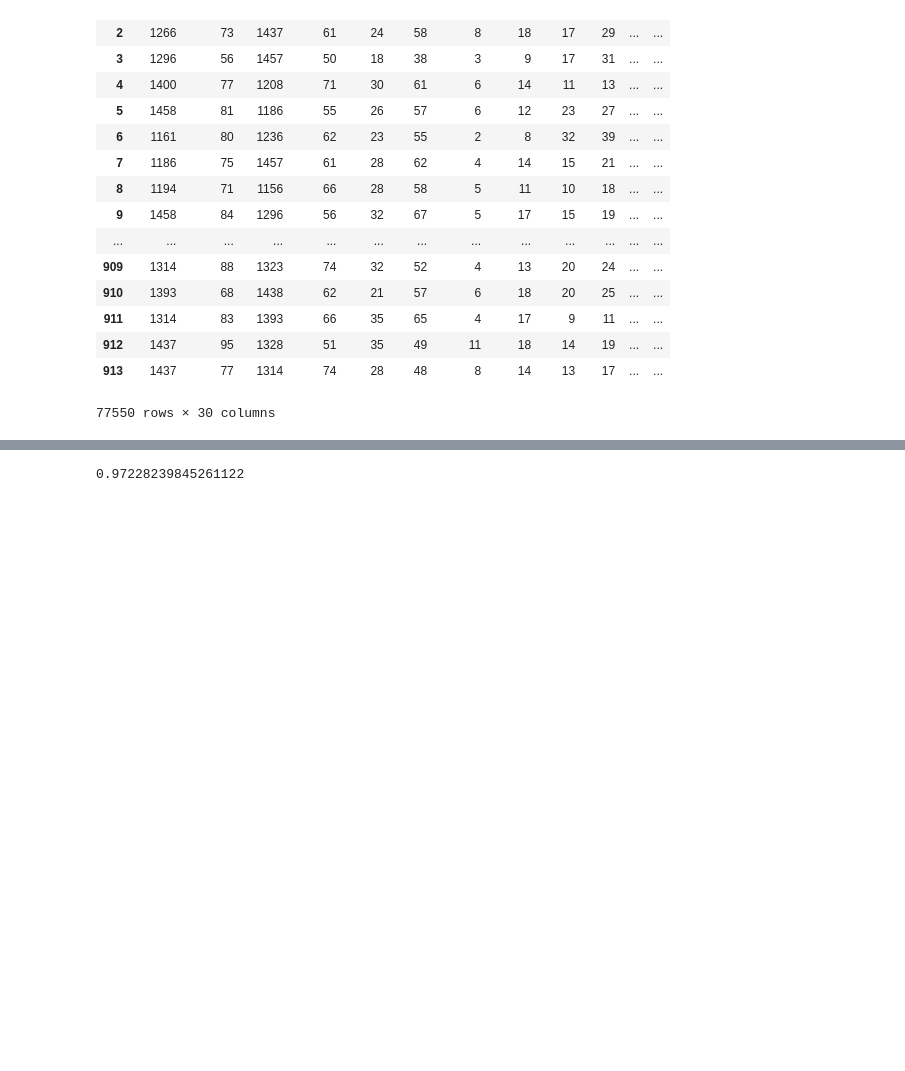
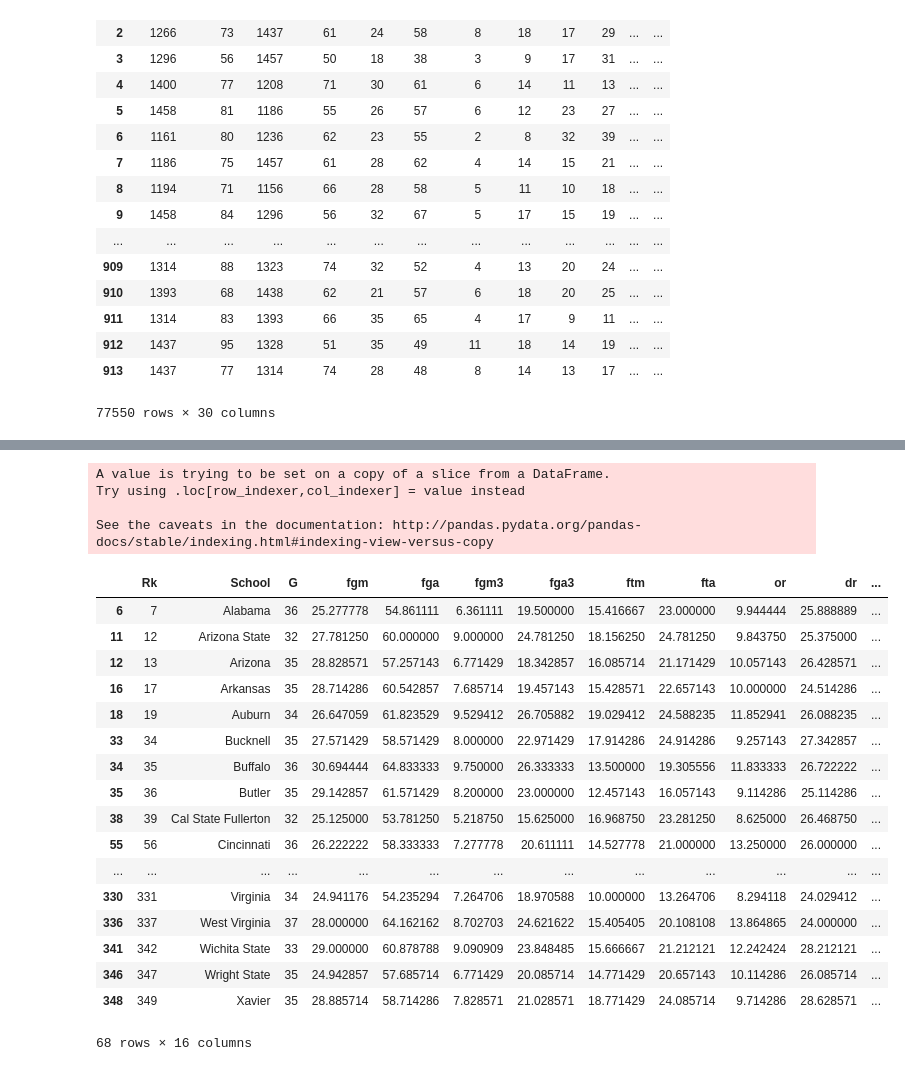
Before and after one commit to eddiewu01/NCAA-Basketball-Prediction, a Jupyter notebook: Project.ipynb, the cells around one changed output, grey strips where cells are left out. Saved outputs shown, nothing was run; the diff lists cells and outputs as text; code cells hidden in the pictures; blank space fills up the shorter version.

```diff
--- a/Project.ipynb
+++ b/Project.ipynb
@@ -61,6 +92,27 @@ Season2018_df
-# %%
-clf = AdaBoostClassifier(n_estimators=100)
-scores = cross_val_score(clf, TrainData, TrainLabel)
-scores.mean()
-# %% [output]
-0.97228239845261122
+# %%
+NCAA_df = Season2018_df[Season2018_df['School'].str.contains('NCAA')]
+NCAA_df['School'] = NCAA_df['School'].map(lambda x: x.rstrip(' NCAA'))
+NCAA_df
+# %% [output]
+A value is trying to be set on a copy of a slice from a DataFrame.
+Try using .loc[row_indexer,col_indexer] = value instead
+
+See the caveats in the documentation: http://pandas.pydata.org/pandas-docs/stable/indexing.html#indexing-view-versus-copy
+|  | Rk | School | G | fgm | fga | fgm3 | fga3 | ftm | fta | or | dr | ... |
+| 6 | 7 | Alabama | 36 | 25.277778 | 54.861111 | 6.361111 | 19.500000 | 15.416667 | 23.000000 | 9.944444 | 25.888889 | ... |
+| 11 | 12 | Arizona State | 32 | 27.781250 | 60.000000 | 9.000000 | 24.781250 | 18.156250 | 24.781250 | 9.843750 | 25.375000 | ... |
+| 12 | 13 | Arizona | 35 | 28.828571 | 57.257143 | 6.771429 | 18.342857 | 16.085714 | 21.171429 | 10.057143 | 26.428571 | ... |
+| 16 | 17 | Arkansas | 35 | 28.714286 | 60.542857 | 7.685714 | 19.457143 | 15.428571 | 22.657143 | 10.000000 | 24.514286 | ... |
+| 18 | 19 | Auburn | 34 | 26.647059 | 61.823529 | 9.529412 | 26.705882 | 19.029412 | 24.588235 | 11.852941 | 26.088235 | ... |
+| 33 | 34 | Bucknell | 35 | 27.571429 | 58.571429 | 8.000000 | 22.971429 | 17.914286 | 24.914286 | 9.257143 | 27.342857 | ... |
+| 34 | 35 | Buffalo | 36 | 30.694444 | 64.833333 | 9.750000 | 26.333333 | 13.500000 | 19.305556 | 11.833333 | 26.722222 | ... |
+| 35 | 36 | Butler | 35 | 29.142857 | 61.571429 | 8.200000 | 23.000000 | 12.457143 | 16.057143 | 9.114286 | 25.114286 | ... |
+| 38 | 39 | Cal State Fullerton | 32 | 25.125000 | 53.781250 | 5.218750 | 15.625000 | 16.968750 | 23.281250 | 8.625000 | 26.468750 | ... |
+| 55 | 56 | Cincinnati | 36 | 26.222222 | 58.333333 | 7.277778 | 20.611111 | 14.527778 | 21.000000 | 13.250000 | 26.000000 | ... |
+| ... | ... | ... | ... | ... | ... | ... | ... | ... | ... | ... | ... | ... |
+| 330 | 331 | Virginia | 34 | 24.941176 | 54.235294 | 7.264706 | 18.970588 | 10.000000 | 13.264706 | 8.294118 | 24.029412 | ... |
+| 336 | 337 | West Virginia | 37 | 28.000000 | 64.162162 | 8.702703 | 24.621622 | 15.405405 | 20.108108 | 13.864865 | 24.000000 | ... |
+| 341 | 342 | Wichita State | 33 | 29.000000 | 60.878788 | 9.090909 | 23.848485 | 15.666667 | 21.212121 | 12.242424 | 28.212121 | ... |
+| 346 | 347 | Wright State | 35 | 24.942857 | 57.685714 | 6.771429 | 20.085714 | 14.771429 | 20.657143 | 10.114286 | 26.085714 | ... |
+| 348 | 349 | Xavier | 35 | 28.885714 | 58.714286 | 7.828571 | 21.028571 | 18.771429 | 24.085714 | 9.714286 | 28.628571 | ... |
+68 rows × 16 columns
```
Also changed, not shown: parts of 7 cells of this notebook.
